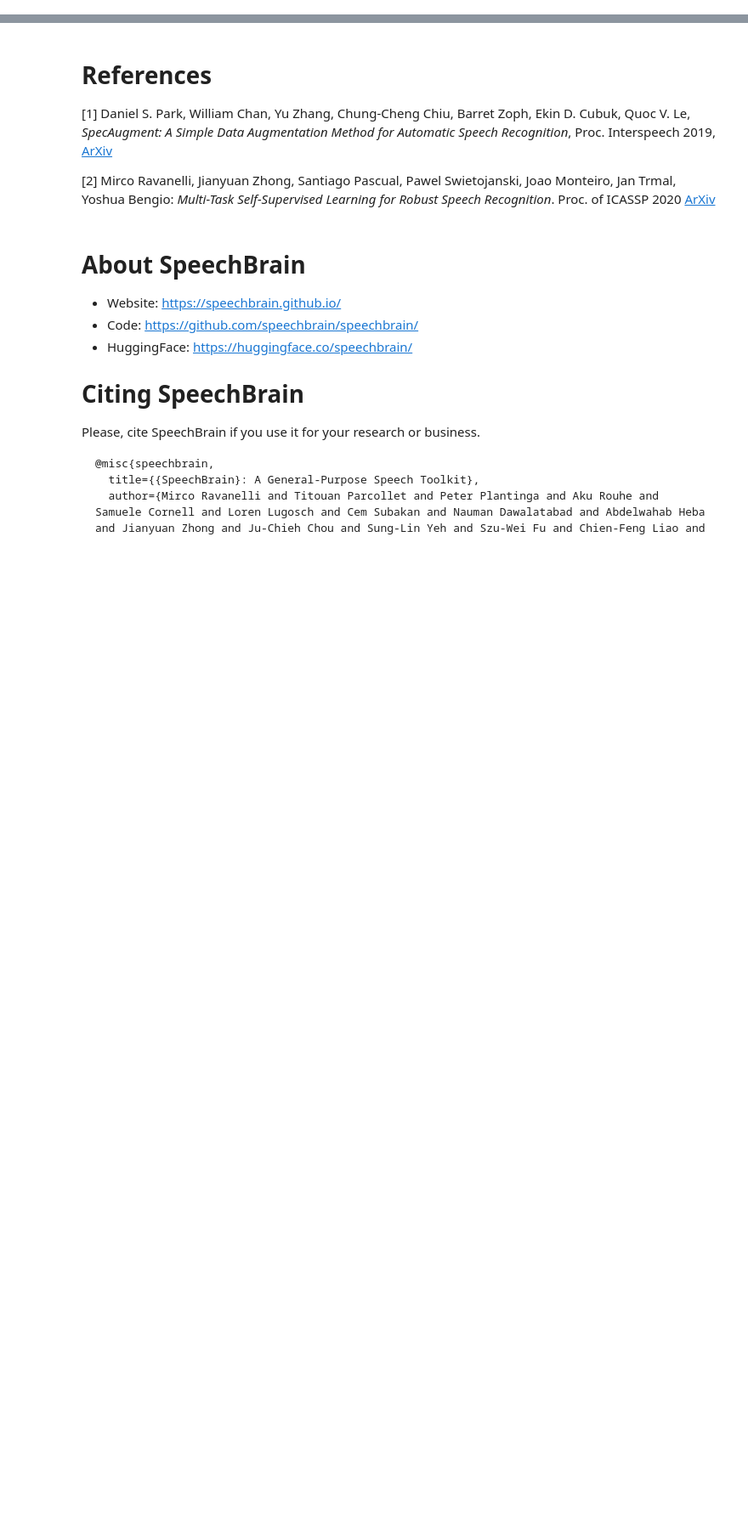
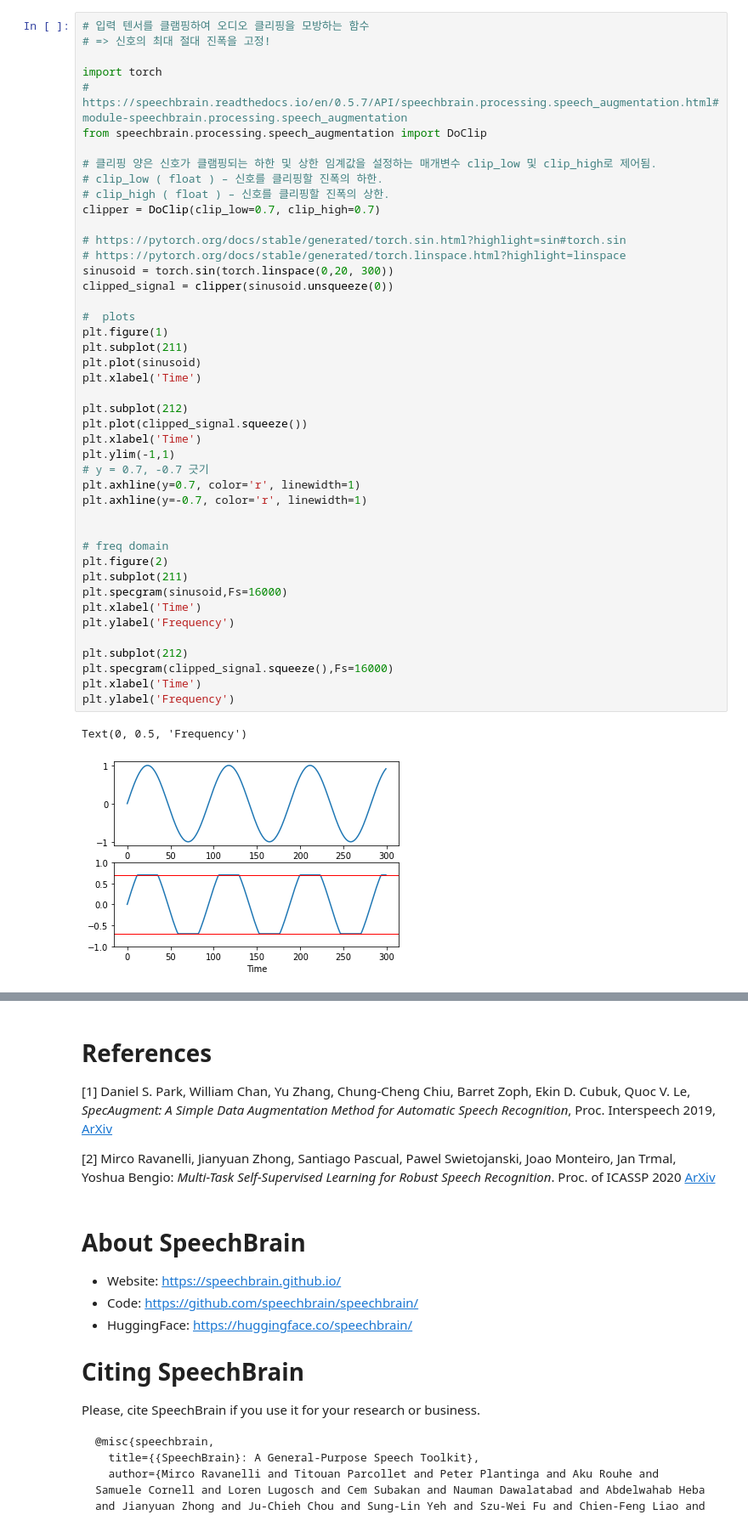
Before and after one commit to Yugi-Seong/AudioDataAugumentation-, a Jupyter notebook: SpeechAugmentation.ipynb, the cells around one changed output, grey strips where cells are left out. Shown at 85% size. Drawn from its saved outputs; the diff is of its cells as text; blank space fills up the shorter version.

```diff
--- a/SpeechAugmentation.ipynb
+++ b/SpeechAugmentation.ipynb
@@ -231,0 +196,47 @@ The current tutorial was based on our time-domain implementation. We also have a
+# %%
+# 입력 텐서를 클램핑하여 오디오 클리핑을 모방하는 함수
+# => 신호의 최대 절대 진폭을 고정!
+
+import torch
+# https://speechbrain.readthedocs.io/en/0.5.7/API/speechbrain.processing.speech_augmentation.html#module-speechbrain.processing.speech_augmentation
+from speechbrain.processing.speech_augmentation import DoClip
+
+# 클리핑 양은 신호가 클램핑되는 하한 및 상한 임계값을 설정하는 매개변수 clip_low 및 clip_high로 제어됨.
+# clip_low ( float ) – 신호를 클리핑할 진폭의 하한.
+# clip_high ( float ) – 신호를 클리핑할 진폭의 상한.
+clipper = DoClip(clip_low=0.7, clip_high=0.7)
+
+# https://pytorch.org/docs/stable/generated/torch.sin.html?highlight=sin#torch.sin
+# https://pytorch.org/docs/stable/generated/torch.linspace.html?highlight=linspace
+sinusoid = torch.sin(torch.linspace(0,20, 300))
+clipped_signal = clipper(sinusoid.unsqueeze(0))
+
+#  plots
+plt.figure(1)
+plt.subplot(211)
+plt.plot(sinusoid)
+plt.xlabel('Time')
+
+plt.subplot(212)
+plt.plot(clipped_signal.squeeze())
+plt.xlabel('Time')
+plt.ylim(-1,1)
+# y = 0.7, -0.7 긋기
+plt.axhline(y=0.7, color='r', linewidth=1)
+plt.axhline(y=-0.7, color='r', linewidth=1)
+
+
+# freq domain
+plt.figure(2)
+plt.subplot(211)
+plt.specgram(sinusoid,Fs=16000)
+plt.xlabel('Time')
+plt.ylabel('Frequency')
+
+plt.subplot(212)
+plt.specgram(clipped_signal.squeeze(),Fs=16000)
+plt.xlabel('Time')
+plt.ylabel('Frequency')
+# %% [output]
+Text(0, 0.5, 'Frequency')
+[figure, added]
```
Also changed, not shown: parts of 50 cells of this notebook.
